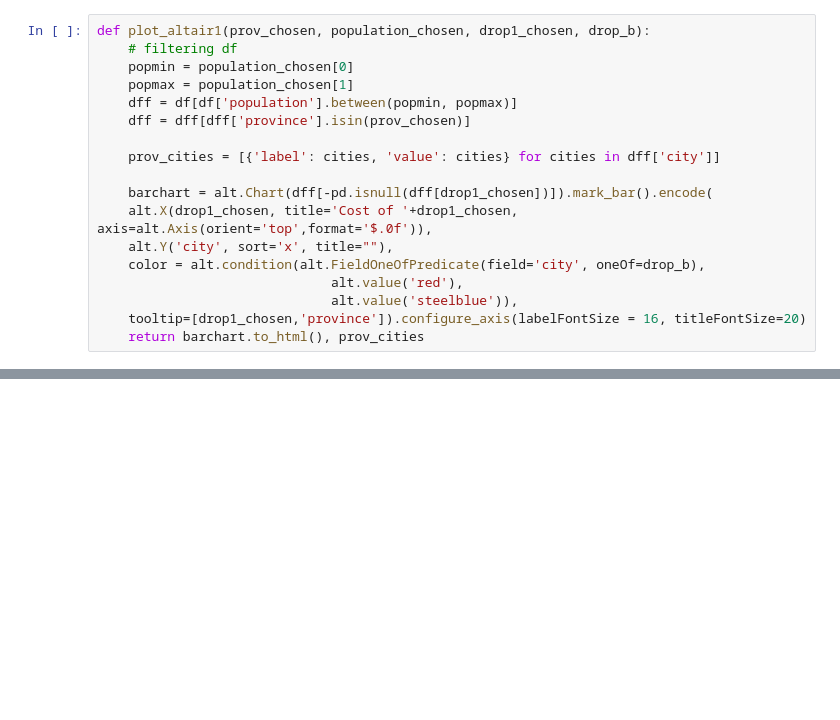
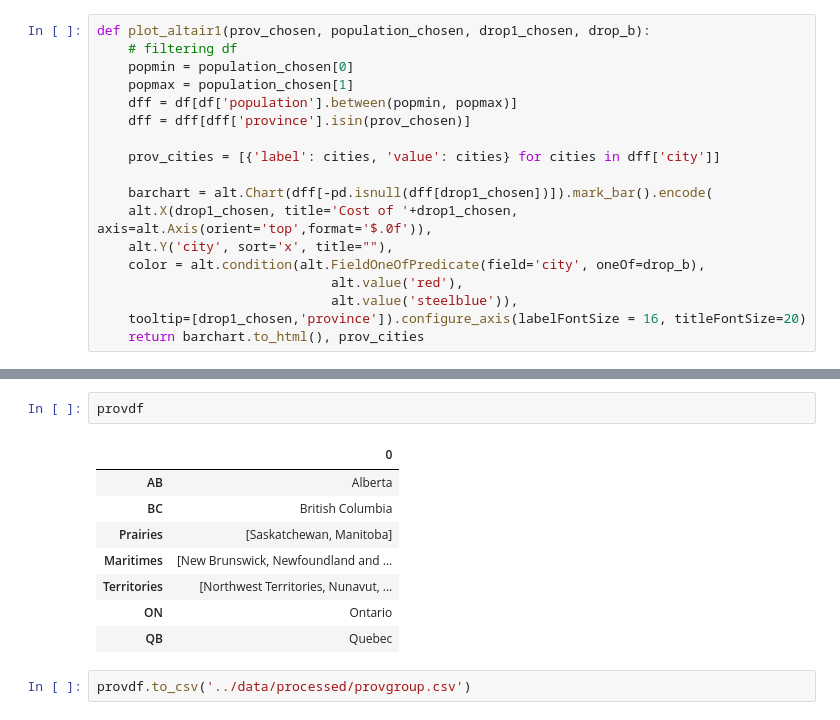
Before and after one commit to freinric/Dashboard_Cost-of-living, a Jupyter notebook: src/provgroupcol.ipynb, the cells around one changed output, grey strips where cells are left out. Cells and saved outputs as stored; diff of their text form; blank space fills up the shorter version.

```diff
--- a/src/provgroupcol.ipynb
+++ b/src/provgroupcol.ipynb
@@ -38,0 +66,13 @@ def plot_altair1(prov_chosen, population_chosen, drop1_chosen, drop_b):
+# %%
+provdf
+# %% [output]
+|  | 0 |
+| AB | Alberta |
+| BC | British Columbia |
+| Prairies | [Saskatchewan, Manitoba] |
+| Maritimes | [New Brunswick, Newfoundland and ... |
+| Territories | [Northwest Territories, Nunavut, ... |
+| ON | Ontario |
+| QB | Quebec |
+# %%
+provdf.to_csv('../data/processed/provgroup.csv')
```
Also changed, not shown: parts of 2 cells of this notebook, 1 other file.
